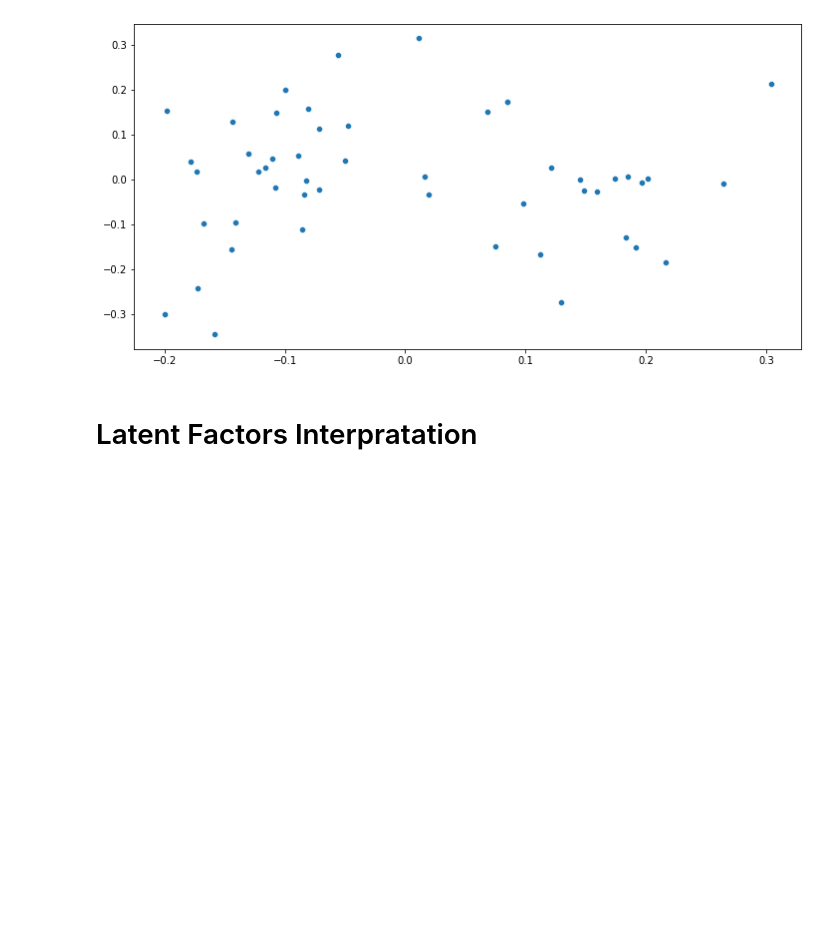
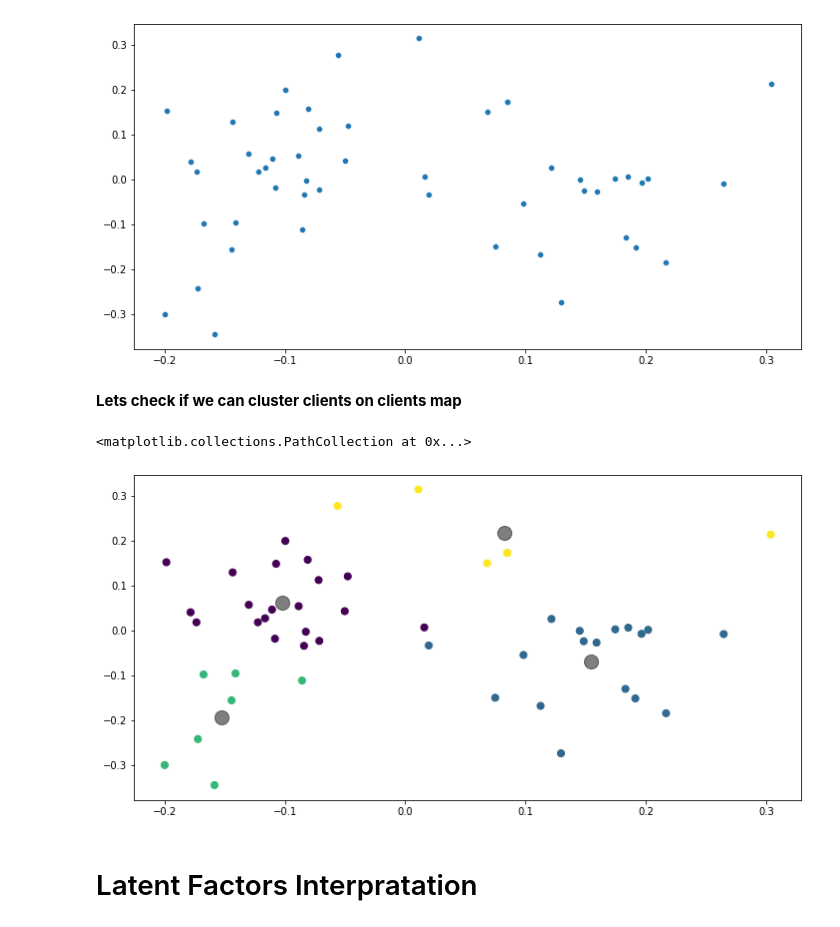
Before and after one commit to HSEDataAnalysis/LAB2, a Jupyter notebook: main.ipynb, the cells around one changed output. Cells and saved outputs as stored; diff of their text form; code cells hidden in the pictures; blank space fills up the shorter version.

```diff
--- a/main.ipynb
+++ b/main.ipynb
@@ -354,6 +354,21 @@ sns.scatterplot(x=first_component, y=second_component)
 # %% [output]
 <AxesSubplot:>
 [figure]
+# %% [markdown]
+**Lets check if we can cluster clients on clients map**
+# %%
+from sklearn.cluster import KMeans
+kmeans = KMeans(n_clusters=4)
+kmeans.fit(principal_components)
+y_kmeans = kmeans.predict(principal_components)
+# %%
+plt.scatter(first_component, second_component, c=y_kmeans, s=50, cmap='viridis')
+
+centers = kmeans.cluster_centers_
+plt.scatter(centers[:, 0], centers[:, 1], c='black', s=200, alpha=0.5)
+# %% [output]
+<matplotlib.collections.PathCollection at 0x...>
+[figure, added]
 # %% [markdown]
 # Latent Factors Interpratation
 # %%
```
